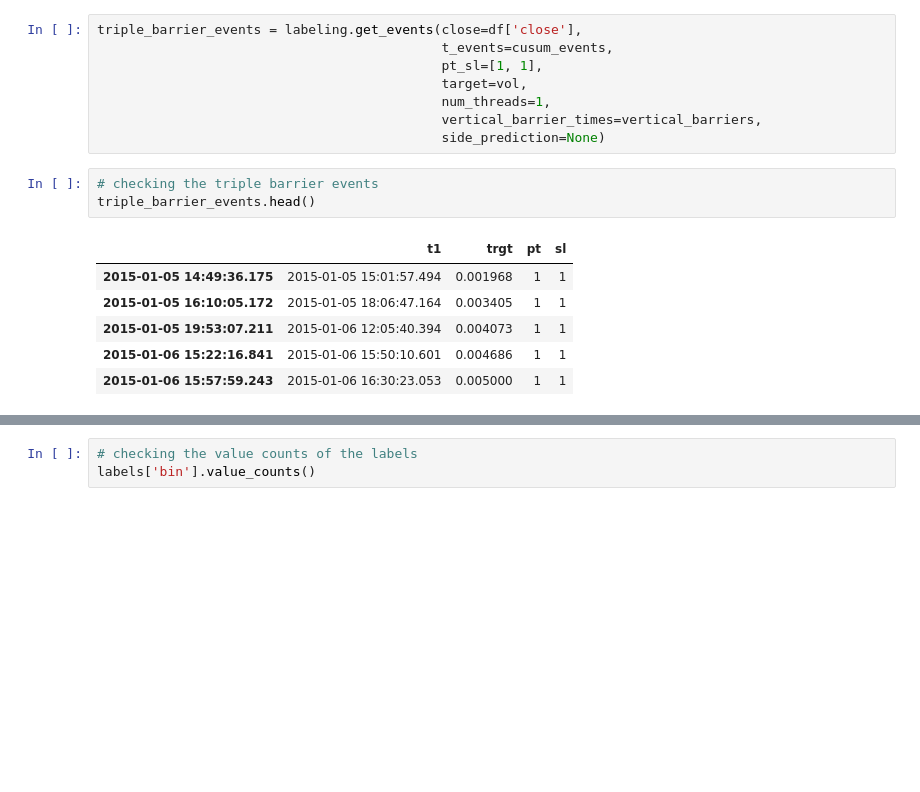
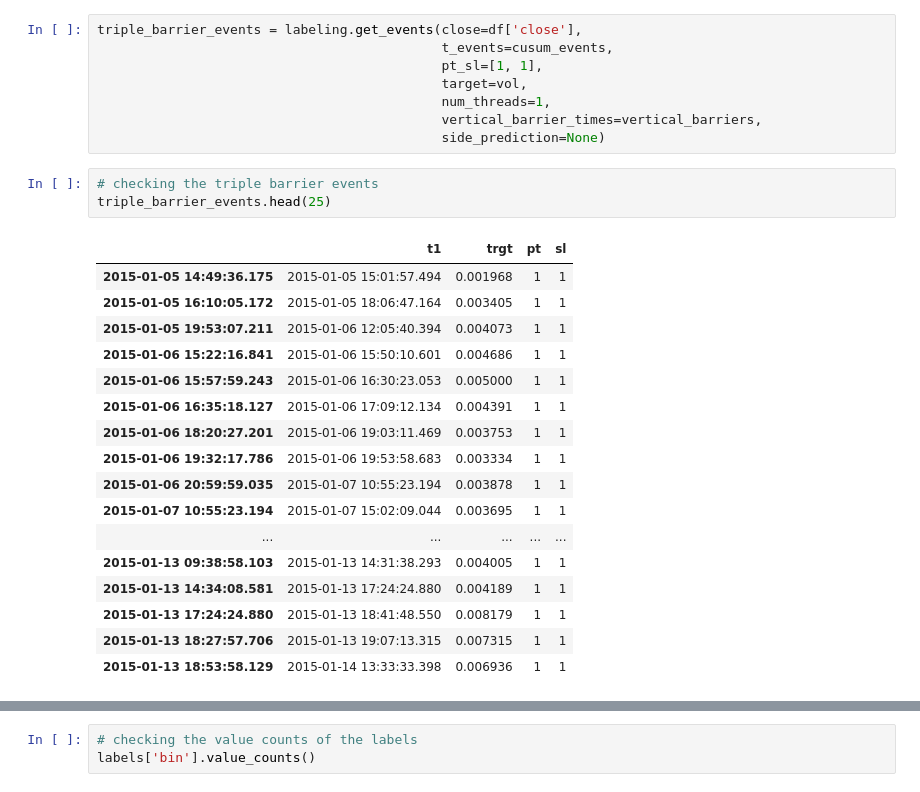
Before and after one commit to RazDwa1923/MFIN_Course, a Jupyter notebook: HW 2/HW 2 Notebook_v1.ipynb, the cells around one changed output, grey strips where cells are left out. Cells and saved outputs as stored; diff of their text form; blank space fills up the shorter version.

```diff
--- a/HW 2/HW 2 Notebook_v1.ipynb
+++ b/HW 2/HW 2 Notebook_v1.ipynb
@@ -160,14 +171,25 @@ triple_barrier_events = labeling.get_events(close=df['close'],
                                             side_prediction=None)
 # %%
 # checking the triple barrier events
-triple_barrier_events.head()
+triple_barrier_events.head(25)
 # %% [output]
 |  | t1 | trgt | pt | sl |
 | 2015-01-05 14:49:36.175 | 2015-01-05 15:01:57.494 | 0.001968 | 1 | 1 |
 | 2015-01-05 16:10:05.172 | 2015-01-05 18:06:47.164 | 0.003405 | 1 | 1 |
 | 2015-01-05 19:53:07.211 | 2015-01-06 12:05:40.394 | 0.004073 | 1 | 1 |
 | 2015-01-06 15:22:16.841 | 2015-01-06 15:50:10.601 | 0.004686 | 1 | 1 |
 | 2015-01-06 15:57:59.243 | 2015-01-06 16:30:23.053 | 0.005000 | 1 | 1 |
+| 2015-01-06 16:35:18.127 | 2015-01-06 17:09:12.134 | 0.004391 | 1 | 1 |
+| 2015-01-06 18:20:27.201 | 2015-01-06 19:03:11.469 | 0.003753 | 1 | 1 |
+| 2015-01-06 19:32:17.786 | 2015-01-06 19:53:58.683 | 0.003334 | 1 | 1 |
+| 2015-01-06 20:59:59.035 | 2015-01-07 10:55:23.194 | 0.003878 | 1 | 1 |
+| 2015-01-07 10:55:23.194 | 2015-01-07 15:02:09.044 | 0.003695 | 1 | 1 |
+| ... | ... | ... | ... | ... |
+| 2015-01-13 09:38:58.103 | 2015-01-13 14:31:38.293 | 0.004005 | 1 | 1 |
+| 2015-01-13 14:34:08.581 | 2015-01-13 17:24:24.880 | 0.004189 | 1 | 1 |
+| 2015-01-13 17:24:24.880 | 2015-01-13 18:41:48.550 | 0.008179 | 1 | 1 |
+| 2015-01-13 18:27:57.706 | 2015-01-13 19:07:13.315 | 0.007315 | 1 | 1 |
+| 2015-01-13 18:53:58.129 | 2015-01-14 13:33:33.398 | 0.006936 | 1 | 1 |
 # %%
 # generating labels
 labels = labeling.get_bins(triple_barrier_events, df['close'])
```
Also changed, not shown: parts of 18 cells of this notebook.
